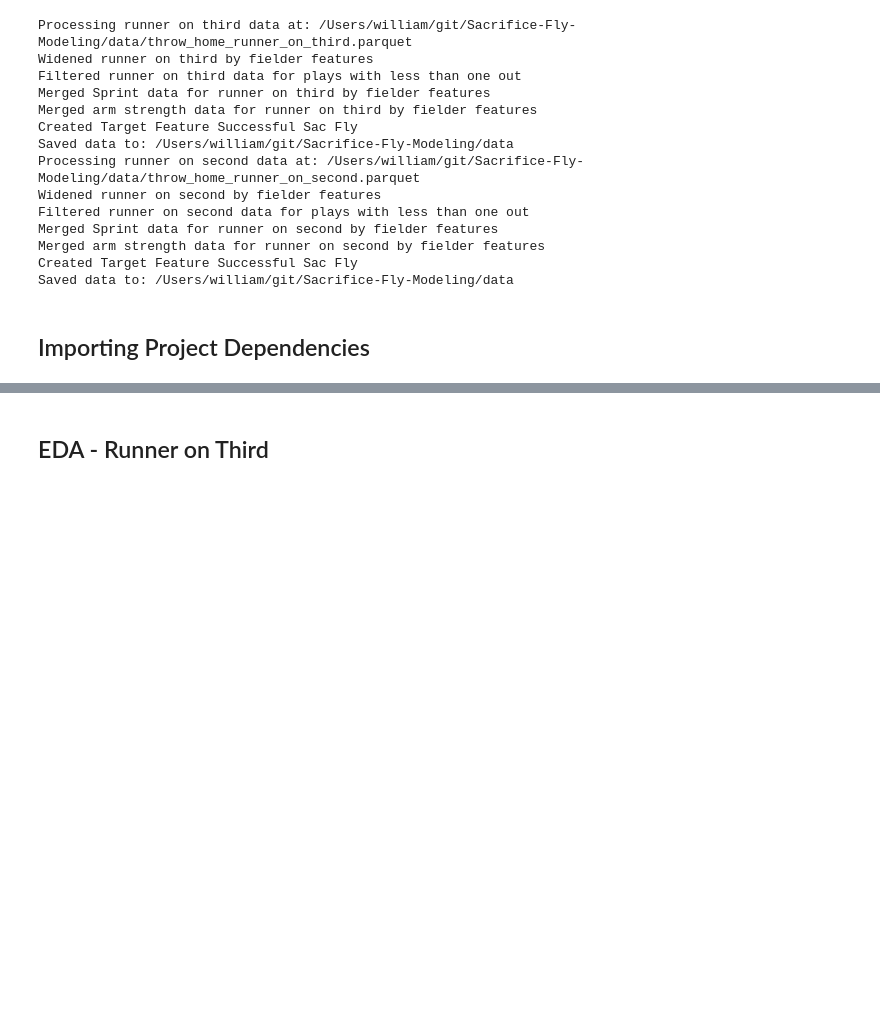
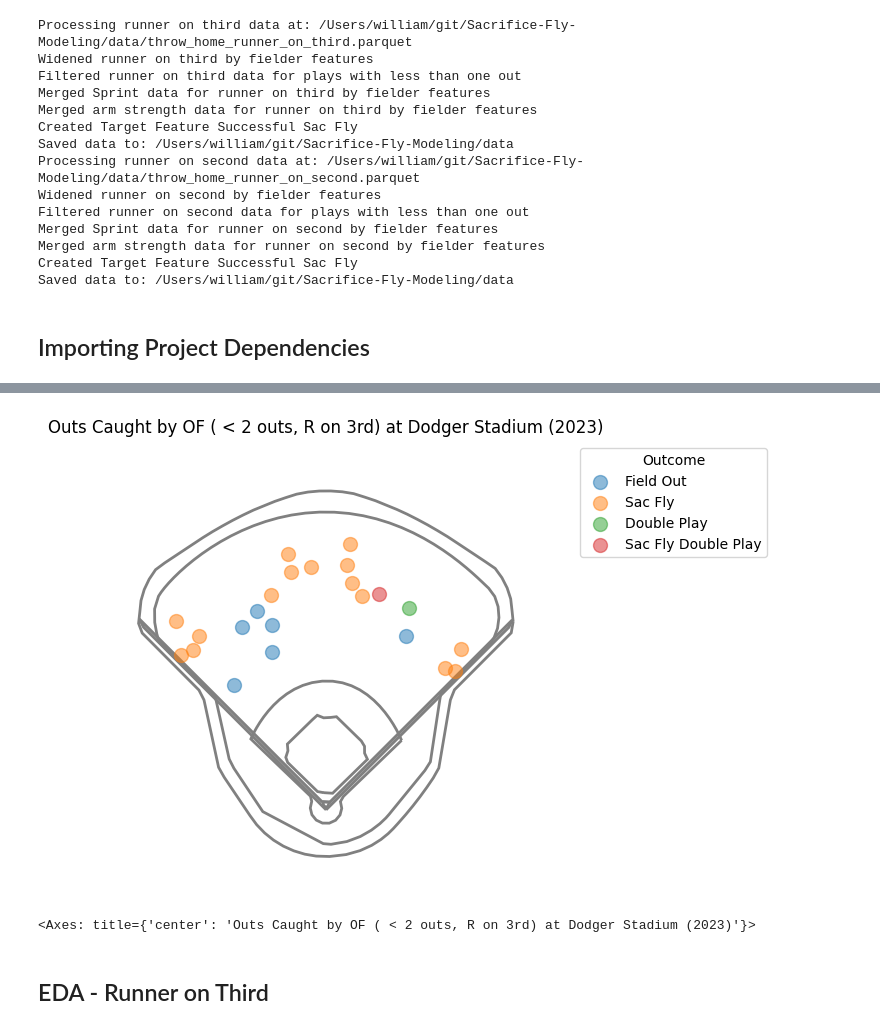
Before and after one commit to Dodgers-Capstone/Sacrifice-Fly-Modeling, a Jupyter notebook: notebooks/1_master.ipynb, the cells around one changed output, grey strips where cells are left out. Drawn from its saved outputs; the diff is of its cells as text; code cells hidden in the pictures; blank space fills up the shorter version.

```diff
--- a/notebooks/1_master.ipynb
+++ b/notebooks/1_master.ipynb
@@ -83,3 +120,10 @@ on_base_lf = pl.scan_parquet(on_base_path)
+# %%
+gamestate_pd = outcomes_pd[(outcomes_pd['outs_when_up'] < 2) & (outcomes_pd['on_3b'].notnull())].copy()
+
+spraychart(gamestate_pd, 'dodgers', title='Outs Caught by OF ( < 2 outs, R on 3rd) at Dodger Stadium (2023)')
+# %% [output]
+[figure, added]
+<Axes: title={'center': 'Outs Caught by OF ( < 2 outs, R on 3rd) at Dodger Stadium (2023)'}>
 # %% [markdown]
 ## EDA - Runner on Third
 # %% [markdown]
```
Also changed, not shown: parts of 52 cells of this notebook.
